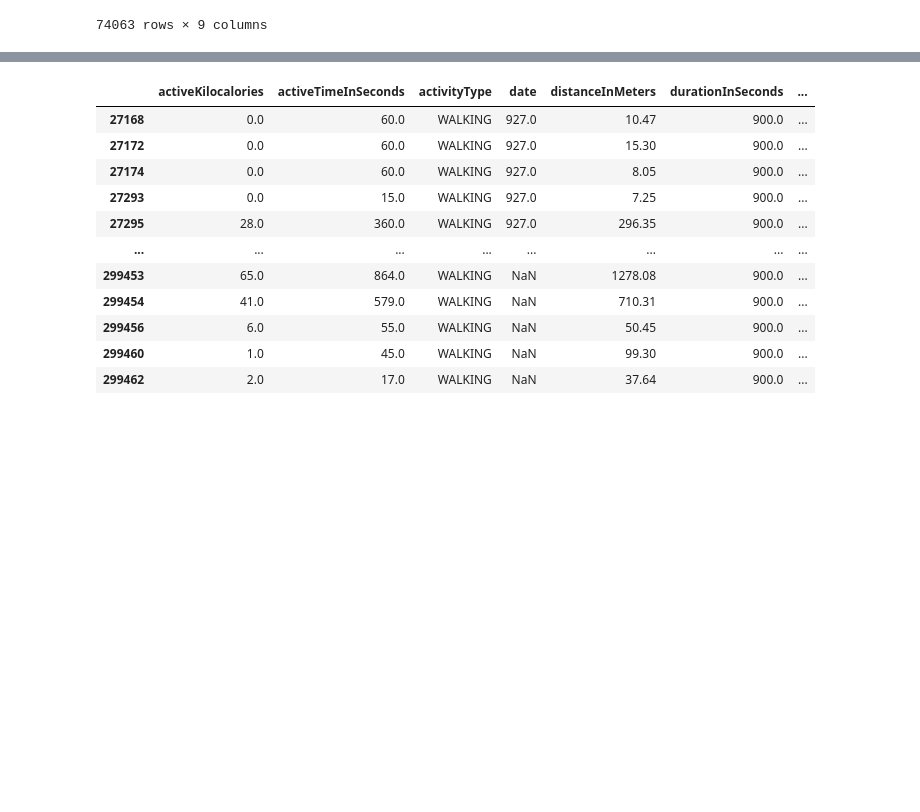
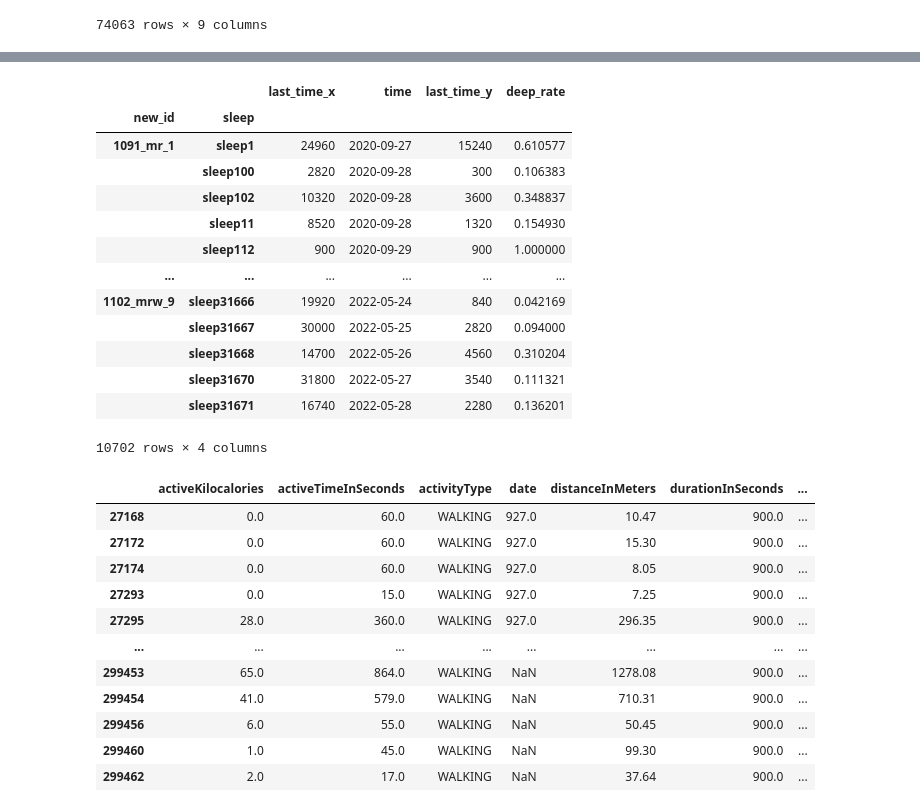
Before and after one commit to im-poster/-, a Jupyter notebook: 巨資期末.ipynb, the cells around one changed output, grey strips where cells are left out. Drawn from its saved outputs; the diff is of its cells as text; code cells hidden in the pictures; blank space fills up the shorter version.

```diff
--- a/巨資期末.ipynb
+++ b/巨資期末.ipynb
@@ -114,0 +179,6 @@ Name: start or end, Length: 74063, dtype: object
+# %%
+#groupby 算出睡眠時間總和
+each_data = data2.groupby(['new_id','sleep']).sum()
+each_data['time'] = None
+each_data['time'] = time
+each_data
@@ -114,0 +200,4 @@ Name: start or end, Length: 74063, dtype: object
+# %%
+#算出深層睡眠時間總和
+deep = data2[(data2['sleepLevels'] == 'deep')].groupby(['new_id','sleep','sleepLevels']).sum()
+deep
@@ -115,3 +219,25 @@ Name: start or end, Length: 74063, dtype: object
+# %%
+#合併睡眠時間和深眠時間，並算比例
+
+
+merge = pd.merge(each_data,deep, on=['new_id','sleep'])
+merge['deep_rate'] = merge['last_time_y']/merge['last_time_x']
+merge
+# %% [output]
+|  |  | last_time_x | time | last_time_y | deep_rate |
+| new_id | sleep |  |  |  |  |
+| 1091_mr_1 | sleep1 | 24960 | 2020-09-27 | 15240 | 0.610577 |
+|  | sleep100 | 2820 | 2020-09-28 | 300 | 0.106383 |
+|  | sleep102 | 10320 | 2020-09-28 | 3600 | 0.348837 |
+|  | sleep11 | 8520 | 2020-09-28 | 1320 | 0.154930 |
+|  | sleep112 | 900 | 2020-09-29 | 900 | 1.000000 |
+| ... | ... | ... | ... | ... | ... |
+| 1102_mrw_9 | sleep31666 | 19920 | 2022-05-24 | 840 | 0.042169 |
+|  | sleep31667 | 30000 | 2022-05-25 | 2820 | 0.094000 |
+|  | sleep31668 | 14700 | 2022-05-26 | 4560 | 0.310204 |
+|  | sleep31670 | 31800 | 2022-05-27 | 3540 | 0.111321 |
+|  | sleep31671 | 16740 | 2022-05-28 | 2280 | 0.136201 |
+10702 rows × 4 columns
 # %%
 #epochs處理
 epochs = pd.read_csv("epochs_concat.csv")
```
Also changed, not shown: parts of 17 cells of this notebook.
